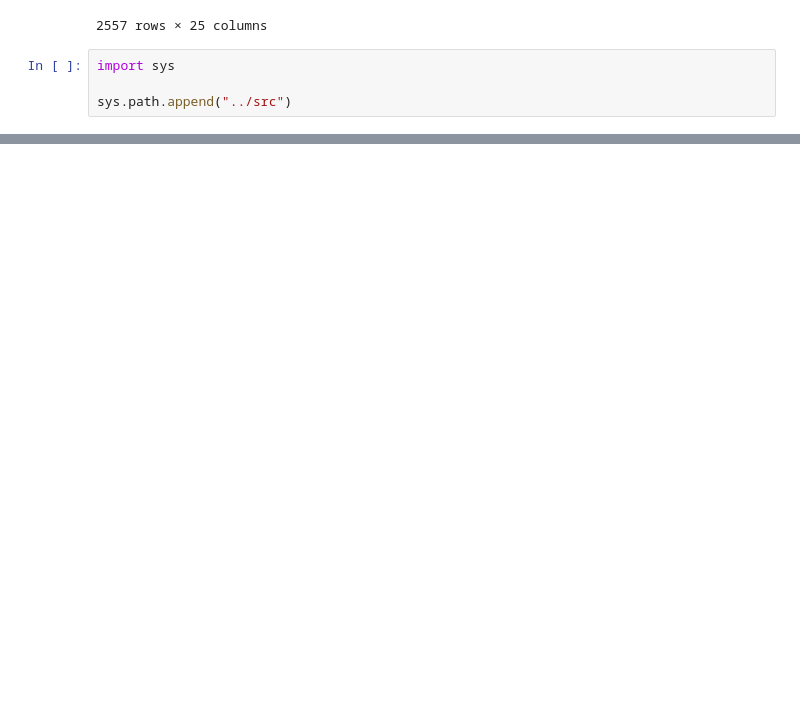
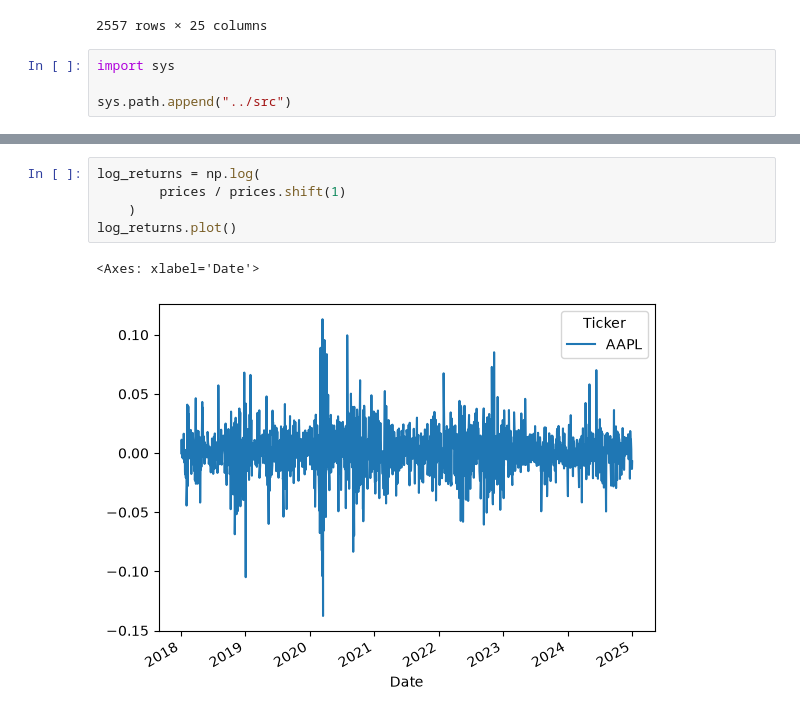
Before and after one commit to Lephim/quant-research-platform, a Jupyter notebook: notebooks/01_market_data_exploration.ipynb, the cells around one changed output, grey strips where cells are left out. Cells and saved outputs as stored; diff of their text form; blank space fills up the shorter version.

```diff
--- a/notebooks/01_market_data_exploration.ipynb
+++ b/notebooks/01_market_data_exploration.ipynb
@@ -253,0 +280,8 @@ ImportError: cannot import name 'annualized_volatility' from 'analytics.risk' (/
+# %%
+log_returns = np.log(
+        prices / prices.shift(1)
+    )
+log_returns.plot()
+# %% [output]
+<Axes: xlabel='Date'>
+[figure, added]
```
Also changed, not shown: parts of 5 cells of this notebook, 12 other files.
